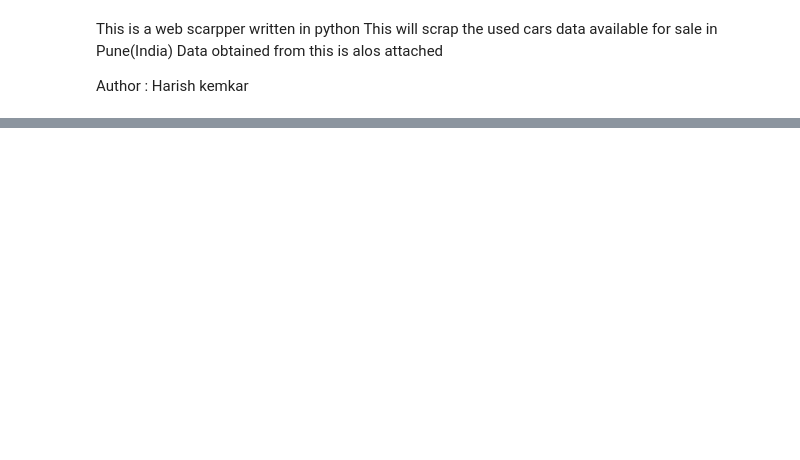
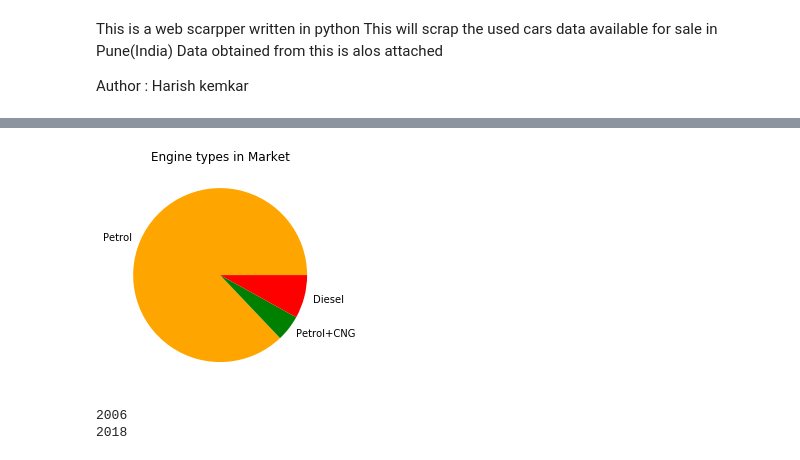
Before and after one commit to harishkemkar/Webscarapperfor_used_cars, a Jupyter notebook: usedcars.ipynb, the cells around one changed output, grey strips where cells are left out. Saved outputs shown, nothing was run; the diff lists cells and outputs as text; code cells hidden in the pictures; blank space fills up the shorter version.

```diff
--- a/usedcars.ipynb
+++ b/usedcars.ipynb
@@ -186,0 +176,18 @@ plt.show()
+# %%
+
+plt.pie(count_engine,labels=engine_type, colors=colors_engine)
+plt.title('Engine types in Market')
+plt.show()
+# %% [output]
+[figure, added]
+# %%
+## Analysing model_date column
+
+#print(df_out.columns)
+# model_date , Price_RS
+
+print(df_out['model_date'].min())
+print(df_out['model_date'].max())
+# %% [output]
+2006
+2018
```
Also changed, not shown: parts of 7 cells of this notebook.
